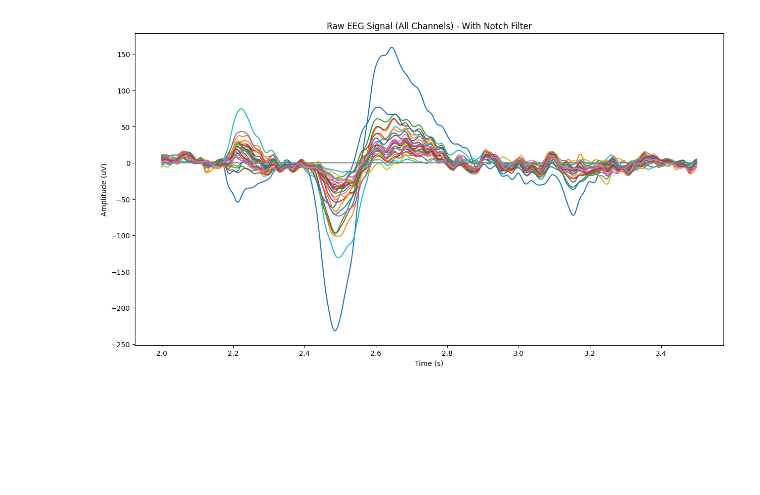
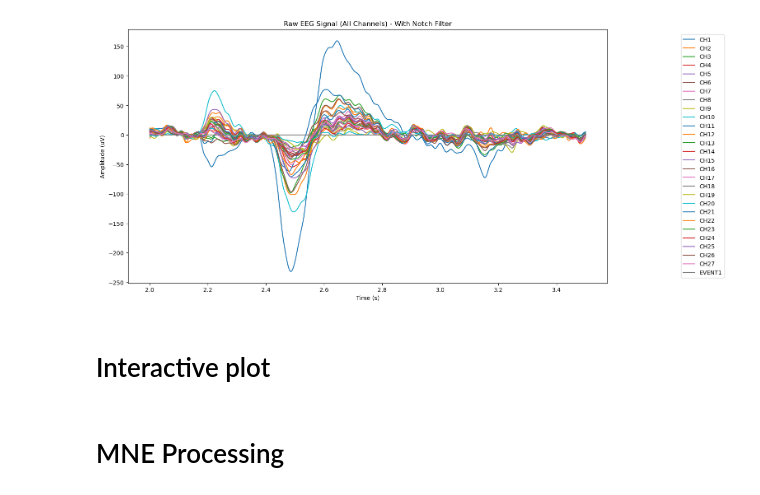
Before and after one commit to Met0o/EEG, a Jupyter notebook: MNE.ipynb, the cells around one changed output. Drawn from its saved outputs; the diff is of its cells as text; code cells hidden in the pictures; blank space fills up the shorter version.

```diff
--- a/MNE.ipynb
+++ b/MNE.ipynb
@@ -184,17 +291,20 @@ plt.show()
 # %%
-import matplotlib.pyplot as plt
-
+# Stack all channels on top of eachother
 # select a time range to plot
 start_time = 2000
 end_time = 3500
 
 # extract the data for the selected time range
 data, times = raw[:, start_time:end_time]
 
 # plot the data
 fig, ax = plt.subplots(figsize=(15, 8))
-ax.plot(times, data.T)
+for i in range(data.shape[0]):
+    ax.plot(times, data[i, :], label=raw.ch_names[i])
 ax.set(title='Raw EEG Signal (All Channels) - With Notch Filter', xlabel='Time (s)', ylabel='Amplitude (uV)')
+ax.legend(loc='right', bbox_to_anchor=(1.25, 0.5))
 plt.show()
 # %% [output]
-[figure, old version]
+[figure, new version]
+# %% [markdown]
+# Interactive plot
@@ -201 +338,3 @@ plt.show()
+# %% [markdown]
+# MNE Processing
 # %%
```
Also changed, not shown: parts of 27 cells of this notebook, 1 other file.
